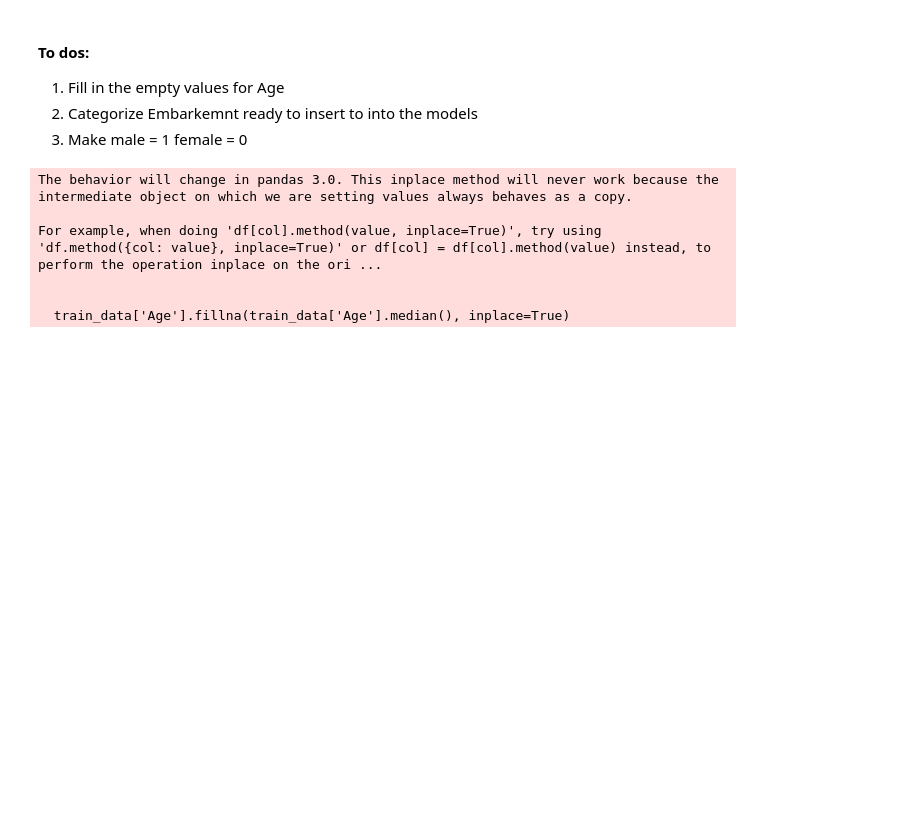
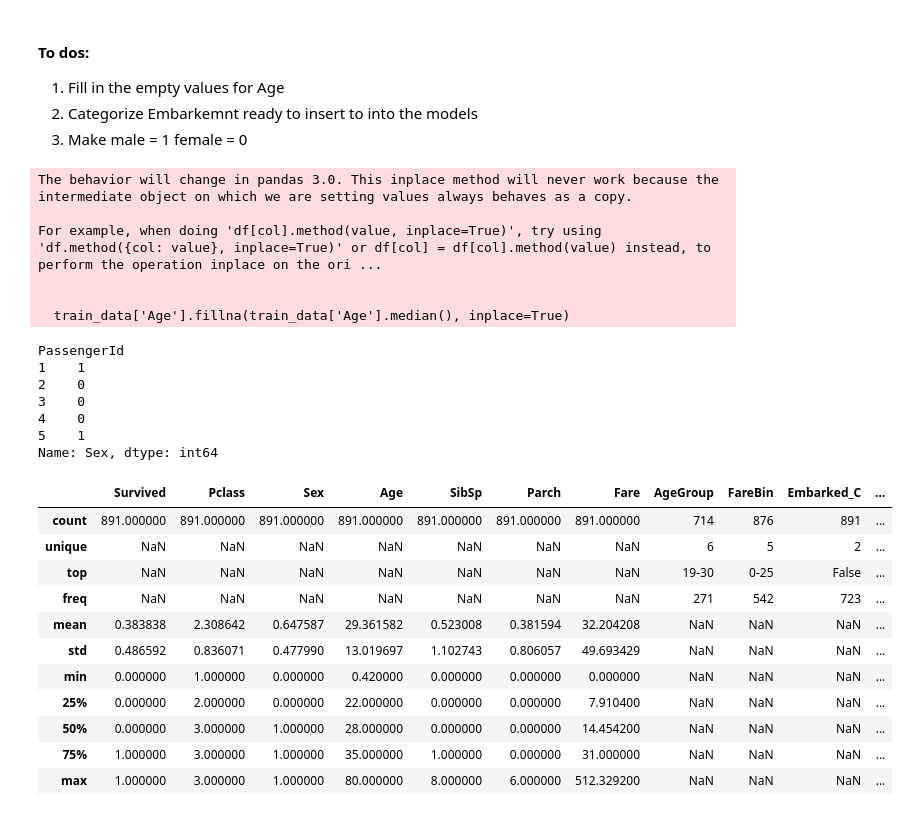
Before and after one commit to Rigpea/titanic-classifier, a Jupyter notebook: rigpea.ipynb, the cells around one changed output. Cells and saved outputs as stored; diff of their text form; code cells hidden in the pictures; blank space fills up the shorter version.

Commit message:
Finished cleaning data

```diff
--- a/rigpea.ipynb
+++ b/rigpea.ipynb
@@ -344,8 +344,13 @@ plt.show()
 2. Categorize Embarkemnt ready to insert to into the models
 3. Make male = 1 female = 0
 # %%
+#Clean the data:
 train_data['Sex'] = train_data['Sex'].map({'female': 0, 'male': 1}).astype(int)
 train_data['Age'].fillna(train_data['Age'].median(), inplace=True)
+embarked_dummies = pd.get_dummies(train_data['Embarked'], prefix='Embarked')
+train_data = pd.concat([train_data, embarked_dummies], axis=1)
+train_data = train_data.drop('Embarked', axis=1)
+train_data = train_data.drop(['Ticket', 'Name', 'Cabin'], axis=1)
 # %% [output]
 The behavior will change in pandas 3.0. This inplace method will never work because the intermediate object on which we are setting values always behaves as a copy.
 
@@ -353,3 +358,25 @@ For example, when doing 'df[col].method(value, inplace=True)', try using 'df.met
 
 
   train_data['Age'].fillna(train_data['Age'].median(), inplace=True)
+# %%
+train_data.describe(include="all")
+# %% [output]
+PassengerId
+1    1
+2    0
+3    0
+4    0
+5    1
+Name: Sex, dtype: int64
+|  | Survived | Pclass | Sex | Age | SibSp | Parch | Fare | AgeGroup | FareBin | Embarked_C | ... |
+| count | 891.000000 | 891.000000 | 891.000000 | 891.000000 | 891.000000 | 891.000000 | 891.000000 | 714 | 876 | 891 | ... |
+| unique | NaN | NaN | NaN | NaN | NaN | NaN | NaN | 6 | 5 | 2 | ... |
+| top | NaN | NaN | NaN | NaN | NaN | NaN | NaN | 19-30 | 0-25 | False | ... |
+| freq | NaN | NaN | NaN | NaN | NaN | NaN | NaN | 271 | 542 | 723 | ... |
+| mean | 0.383838 | 2.308642 | 0.647587 | 29.361582 | 0.523008 | 0.381594 | 32.204208 | NaN | NaN | NaN | ... |
+| std | 0.486592 | 0.836071 | 0.477990 | 13.019697 | 1.102743 | 0.806057 | 49.693429 | NaN | NaN | NaN | ... |
+| min | 0.000000 | 1.000000 | 0.000000 | 0.420000 | 0.000000 | 0.000000 | 0.000000 | NaN | NaN | NaN | ... |
+| 25% | 0.000000 | 2.000000 | 0.000000 | 22.000000 | 0.000000 | 0.000000 | 7.910400 | NaN | NaN | NaN | ... |
+| 50% | 0.000000 | 3.000000 | 1.000000 | 28.000000 | 0.000000 | 0.000000 | 14.454200 | NaN | NaN | NaN | ... |
+| 75% | 1.000000 | 3.000000 | 1.000000 | 35.000000 | 1.000000 | 0.000000 | 31.000000 | NaN | NaN | NaN | ... |
+| max | 1.000000 | 3.000000 | 1.000000 | 80.000000 | 8.000000 | 6.000000 | 512.329200 | NaN | NaN | NaN | ... |
```
Also changed, not shown: parts of 1 cell of this notebook.
